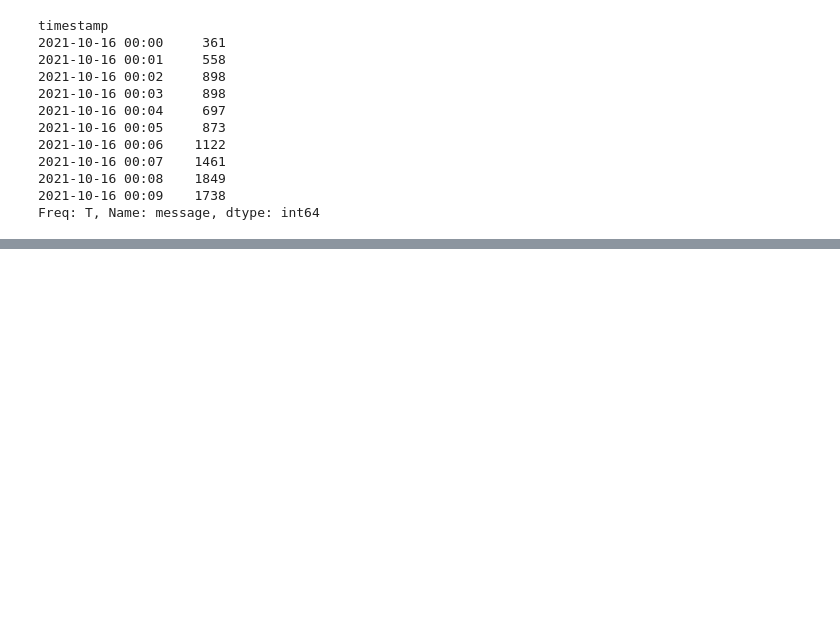
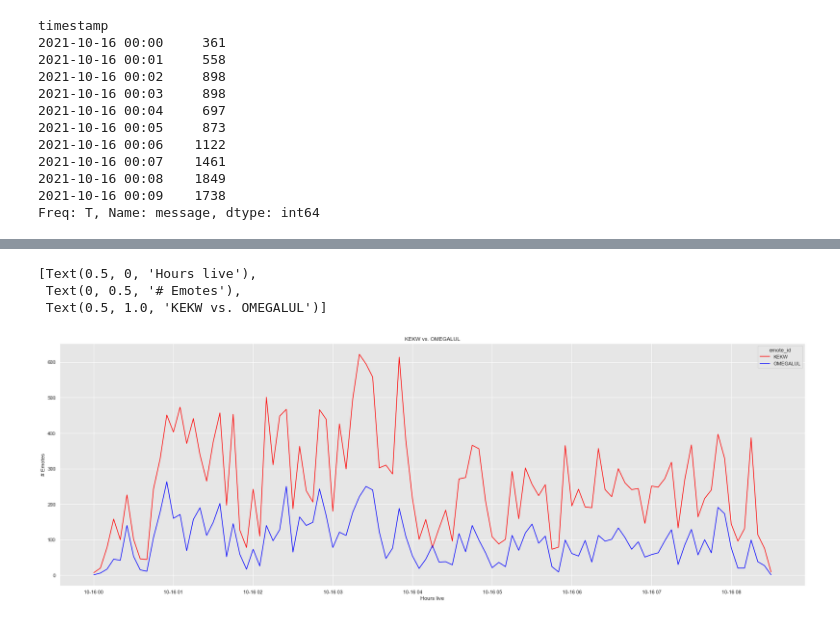
Before and after one commit to walshbr/twitch_chat_visualizer, a Jupyter notebook: TwitchChat_Comb.ipynb, the cells around one changed output, grey strips where cells are left out. Saved outputs shown, nothing was run; the diff lists cells and outputs as text; code cells hidden in the pictures; blank space fills up the shorter version.

```diff
--- a/TwitchChat_Comb.ipynb
+++ b/TwitchChat_Comb.ipynb
@@ -342,0 +421,14 @@ SyntaxError: unexpected EOF while parsing (<ipython-input-36-3f12b09f99bb>, line
+# %%
+kekw_chunks['emote_id'] = 'KEKW'
+# kekw_chunks.head(10)
+omegalul_chunks['emote_id'] = 'OMEGALUL'
+# omegalul_chunks.head(10)
+kekw_omegalul = pd.concat([kekw_chunks, omegalul_chunks]).reset_index(drop=True)
+# %%
+p = sns.lineplot(data=kekw_omegalul, x=kekw_omegalul.timestamp, y=kekw_omegalul.msg_token, hue='emote_id', palette = ['red', 'blue'])
+p.set(xlabel = "Hours live", ylabel = "# Emotes", title = "KEKW vs. OMEGALUL use over time on the HasanAbi stream (10-16)")
+# %% [output]
+[Text(0.5, 0, 'Hours live'),
+ Text(0, 0.5, '# Emotes'),
+ Text(0.5, 1.0, 'KEKW vs. OMEGALUL')]
+[figure, added]
```
Also changed, not shown: parts of 16 cells of this notebook.
